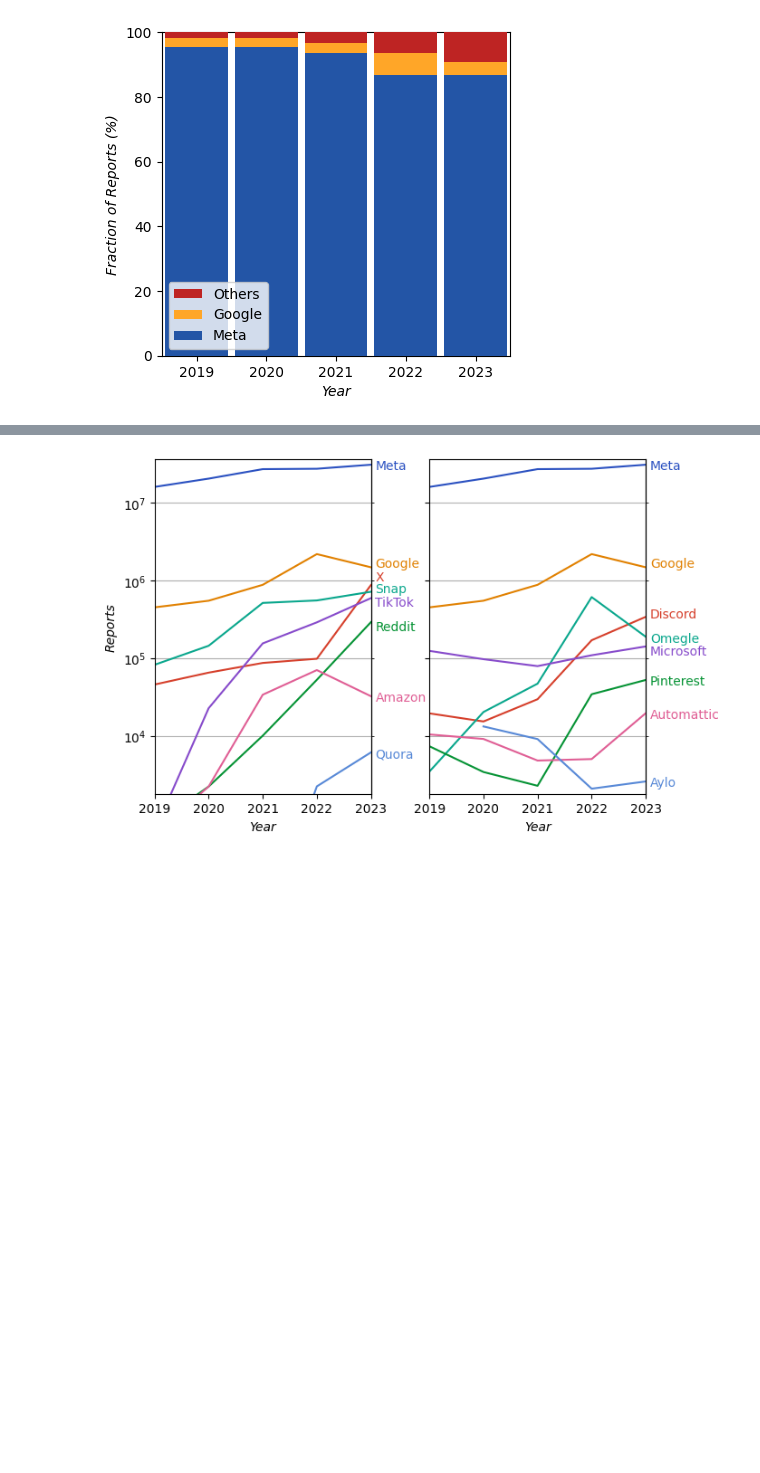
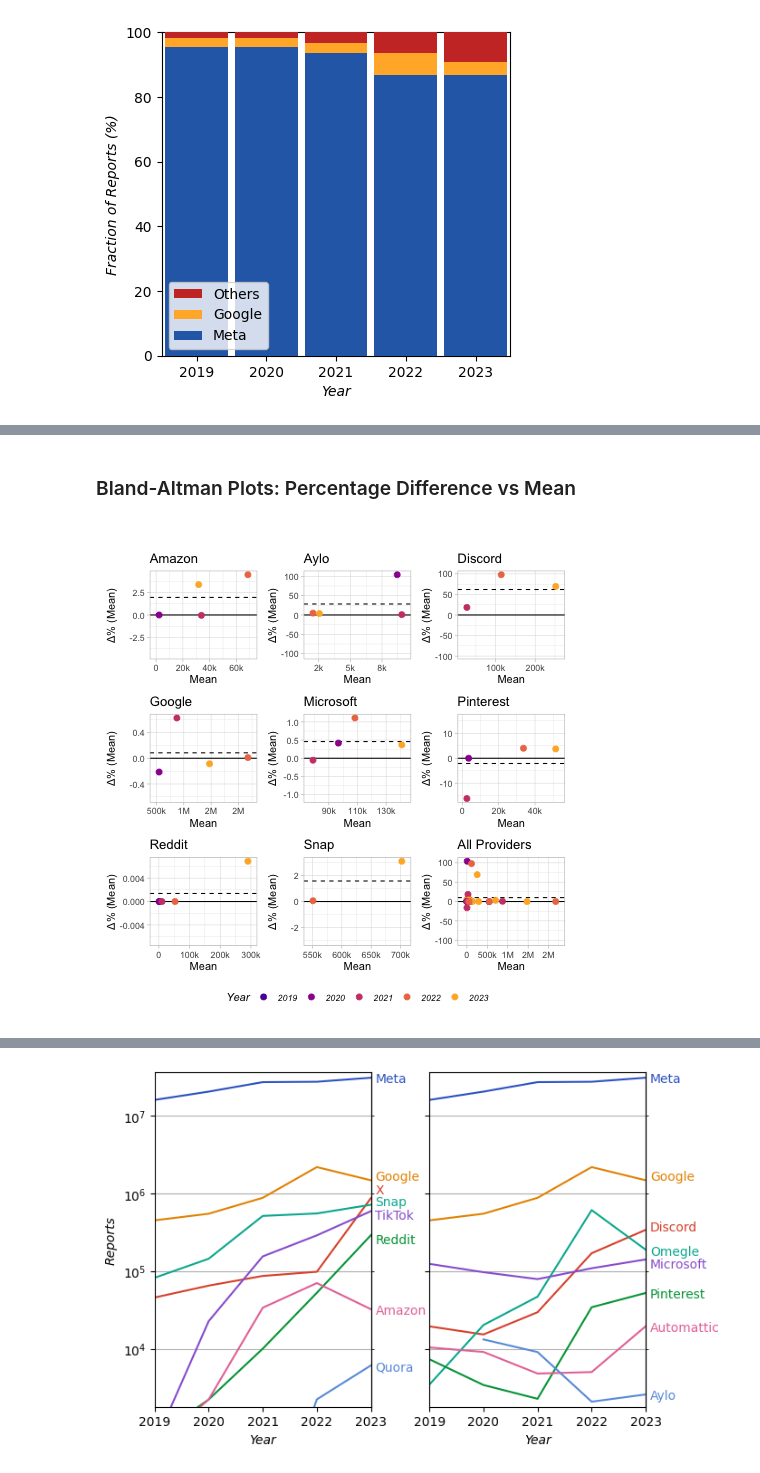
Before and after one commit to apparebit/diaphanous, a Jupyter notebook: analysis/platform.ipynb, the cells around one changed output, grey strips where cells are left out. Drawn from its saved outputs; the diff is of its cells as text; code cells hidden in the pictures; blank space fills up the shorter version.

```diff
--- a/analysis/platform.ipynb
+++ b/analysis/platform.ipynb
@@ -531,0 +560,17 @@ The following object is masked from ‘package:scales’:
+# %%
+show("<h3>Bland-Altman Plots: Percentage Difference vs Mean<h3>")
+# %% [output]
+Bland-Altman Plots: Percentage Difference vs Mean
+# %%
+%%R
+# Combine plots into 3x3 grid and display grid
+grid <- wrap_plots(ba_plots, ncol=3, guides='collect') &
+    theme(
+        legend.position = "bottom",
+        legend.text = element_text(face = "italic"),
+        legend.title = element_text(face = "italic")
+    )
+print(grid)
+ggsave("../figure/comparable-reports.svg", grid, width=7, height=7.5)
+# %% [output]
+[figure, added]
```
Also changed, not shown: parts of 9 cells of this notebook, 3 other files.
